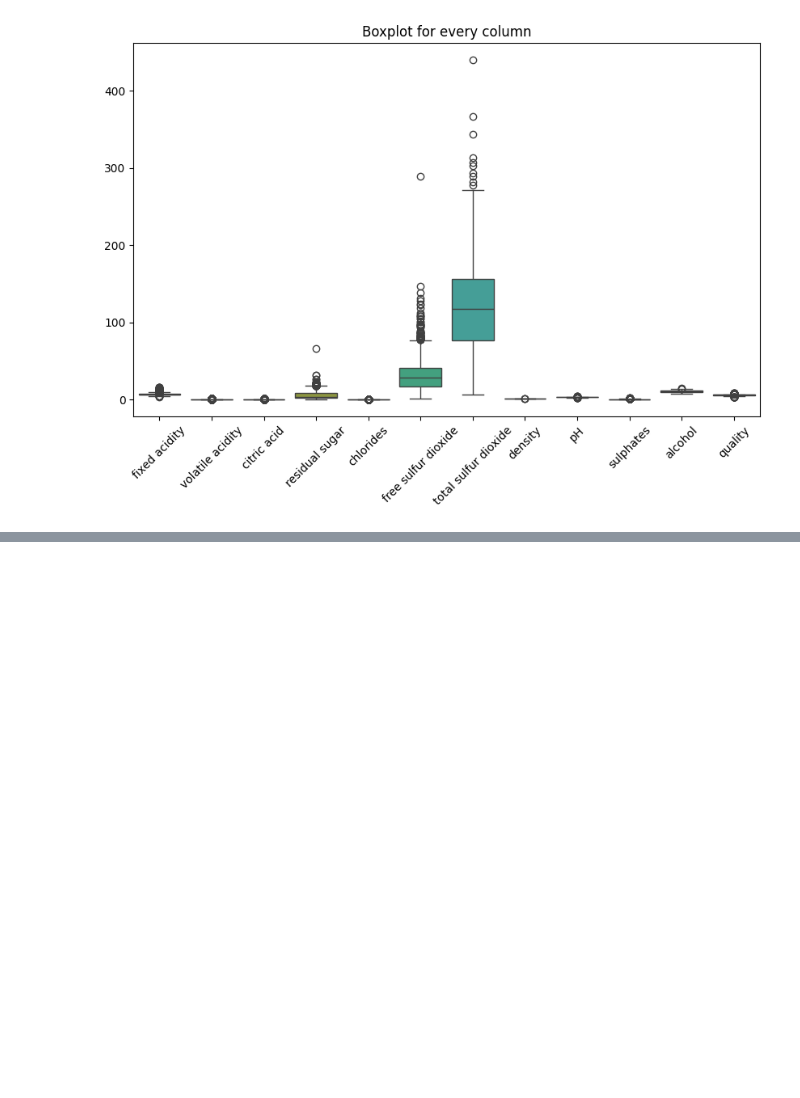
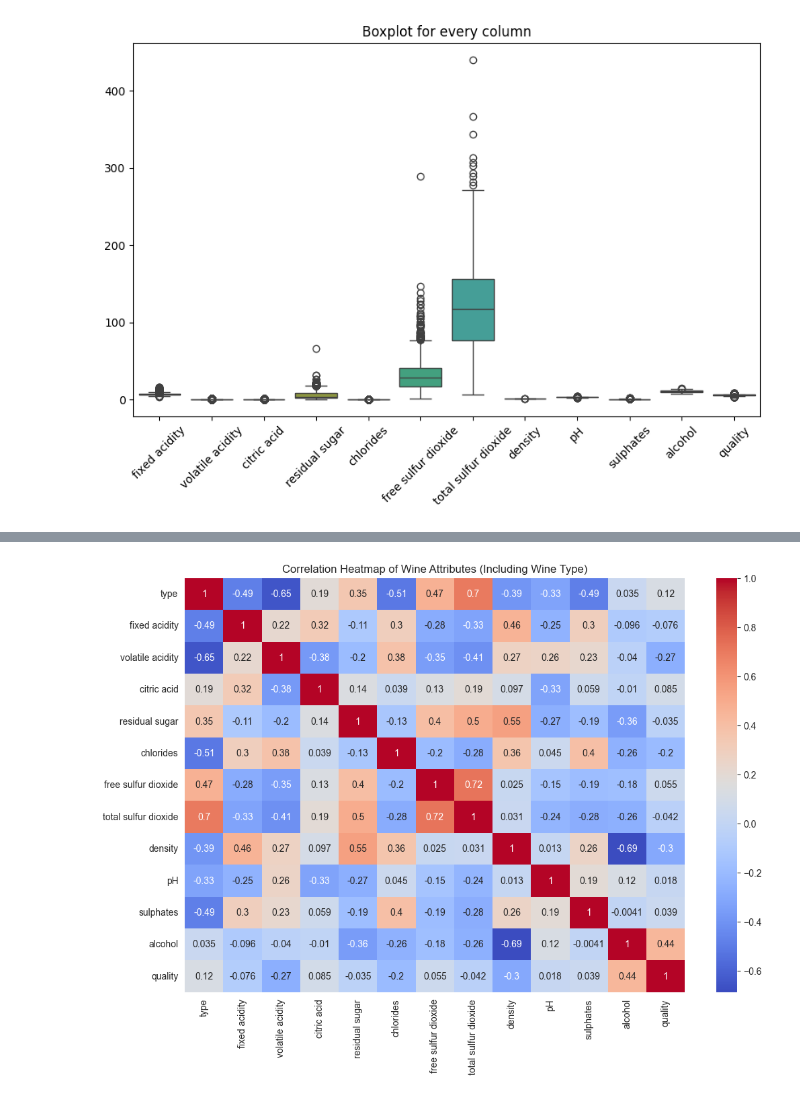
Before and after one commit to javali6/Wine-Quality-EAD, a Jupyter notebook: main.ipynb, the cells around one changed output, grey strips where cells are left out. Saved outputs shown, nothing was run; the diff lists cells and outputs as text; code cells hidden in the pictures; blank space fills up the shorter version.

```diff
--- a/main.ipynb
+++ b/main.ipynb
@@ -211,0 +188,16 @@ plt.show()
+# %%
+# Converting the 'type' column to numeric values
+# Assigning 0 to 'red' and 1 to 'white'
+wine_data_numeric = cleared_data.copy()
+wine_data_numeric['type'] = wine_data_numeric['type'].map({'red': 0, 'white': 1})
+
+# Recalculating the correlation matrix with the numeric 'type' column
+correlation_matrix_numeric = wine_data_numeric.corr()
+
+# Plotting the new correlation heatmap
+plt.figure(figsize=(12, 8))
+sns.heatmap(correlation_matrix_numeric, annot=True, cmap='coolwarm')
+plt.title('Correlation Heatmap of Wine Attributes (Including Wine Type)')
+plt.show()
+# %% [output]
+[figure, added]
```
Also changed, not shown: parts of 6 cells of this notebook.
